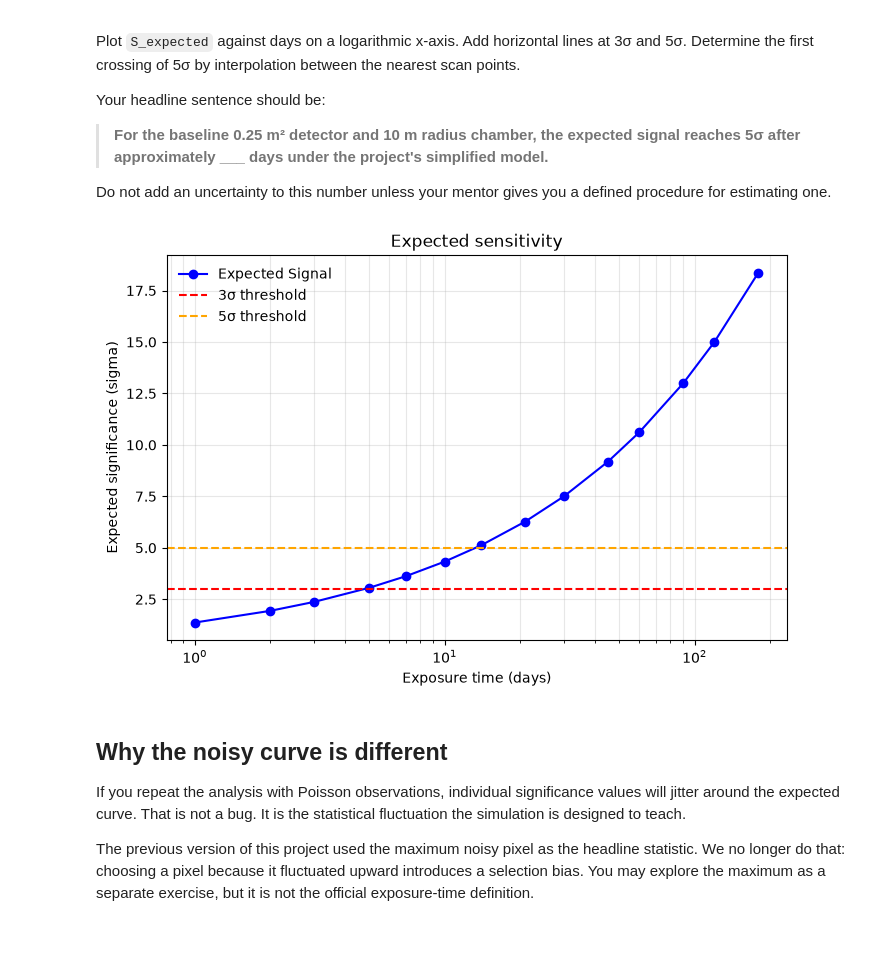
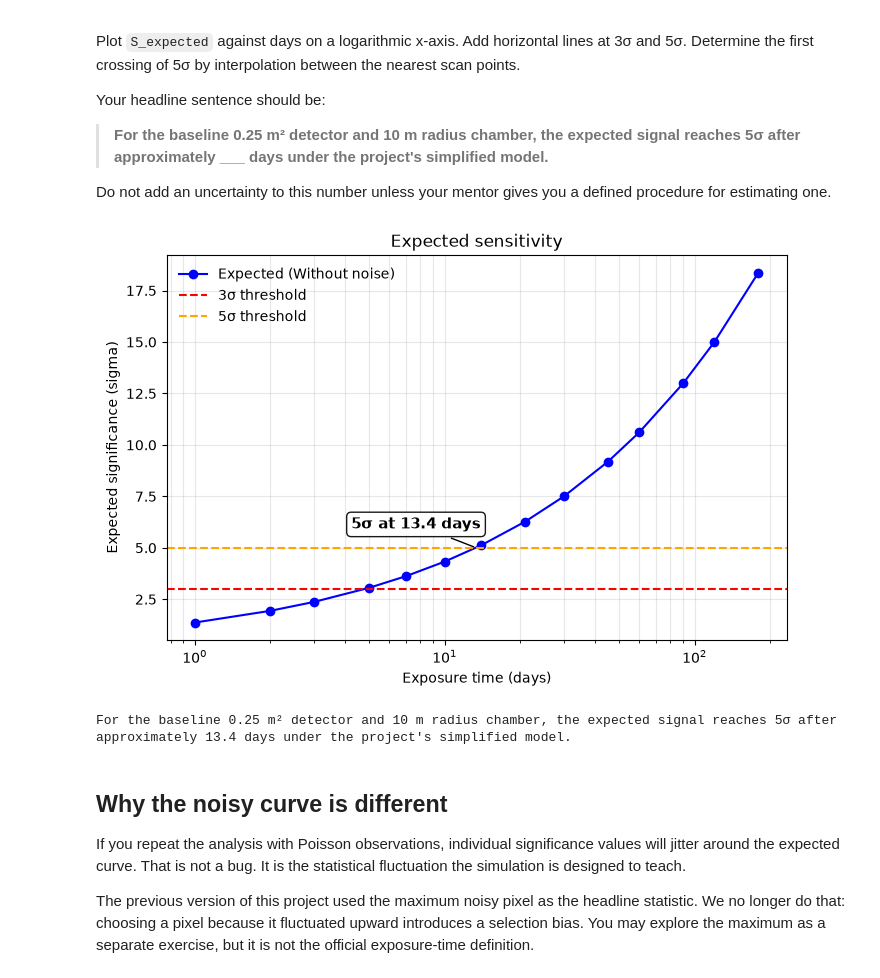
Before and after one commit to Evan-Lim/muography-project, a Jupyter notebook: samantha-student-package/notebooks/04_noise_and_exposure.ipynb, the cells around one changed output. Saved outputs shown, nothing was run; the diff lists cells and outputs as text; code cells hidden in the pictures; blank space fills up the shorter version.

```diff
--- a/samantha-student-package/notebooks/04_noise_and_exposure.ipynb
+++ b/samantha-student-package/notebooks/04_noise_and_exposure.ipynb
@@ -212,26 +212,37 @@ Do not add an uncertainty to this number unless your mentor gives you a defined
 # %%
 # YOUR TURN
 
 plt.figure (figsize=(8,5));
-plt.semilogx (days_list, S_expected, marker= 'o', color = 'blue', label = 'Expected Signal')
+plt.semilogx (days_list, S_expected, marker= 'o', color = 'blue', label = 'Expected (Without noise)')
 
 plt.axhline (3.0, color = 'red', linestyle = '--', label = '3σ threshold')
 plt.axhline (5.0, color = 'orange', linestyle = '--', label = '5σ threshold')
 
 days_at_5sigma = np.interp (5.0, S_expected, days_list)
+
+plt.annotate(f'5σ at {days_at_5sigma:.1f} days',
+             xy= (days_at_5sigma, 5.0),
+             xytext = (-90, 14), textcoords='offset points',
+             fontsize = 11, fontweight = 'bold',
+             bbox=dict(boxstyle='round,pad=0.3', fc='white', ec='black', alpha=0.9),
+             arrowprops=dict(arrowstyle='-', color='black'),
+             zorder=6
+            )
+
 
 plt.title ('Expected sensitivity')
 plt.ylabel ('Expected significance (sigma)')
 plt.xlabel ('Exposure time (days)')
 
 plt.grid(alpha=0.3, which='both')
 plt.legend(frameon=False)
 
 plt.show()
 
-print ()
+print (f"For the baseline 0.25 m² detector and 10 m radius chamber, the expected signal reaches 5σ after approximately {days_at_5sigma:.1f} days under the project's simplified model.")
 # %% [output]
-[figure, old version]
+[figure, new version]
+For the baseline 0.25 m² detector and 10 m radius chamber, the expected signal reaches 5σ after approximately 13.4 days under the project's simplified model.
 # %% [markdown]
 ## Why the noisy curve is different
 
```
Also changed, not shown: parts of 1 cell of this notebook, 5 other files.
